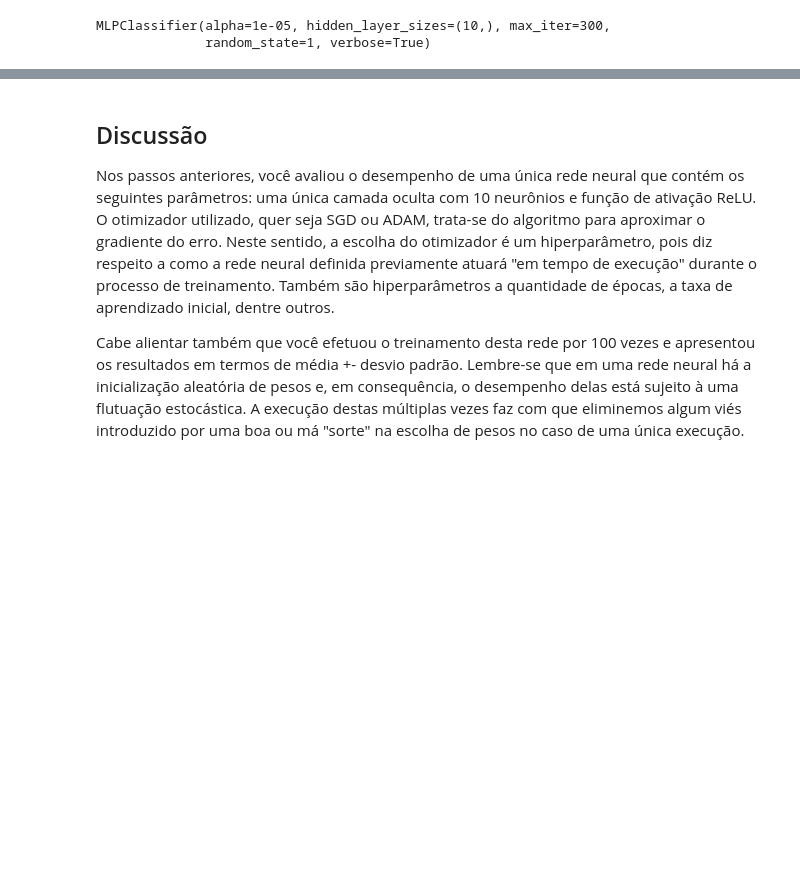
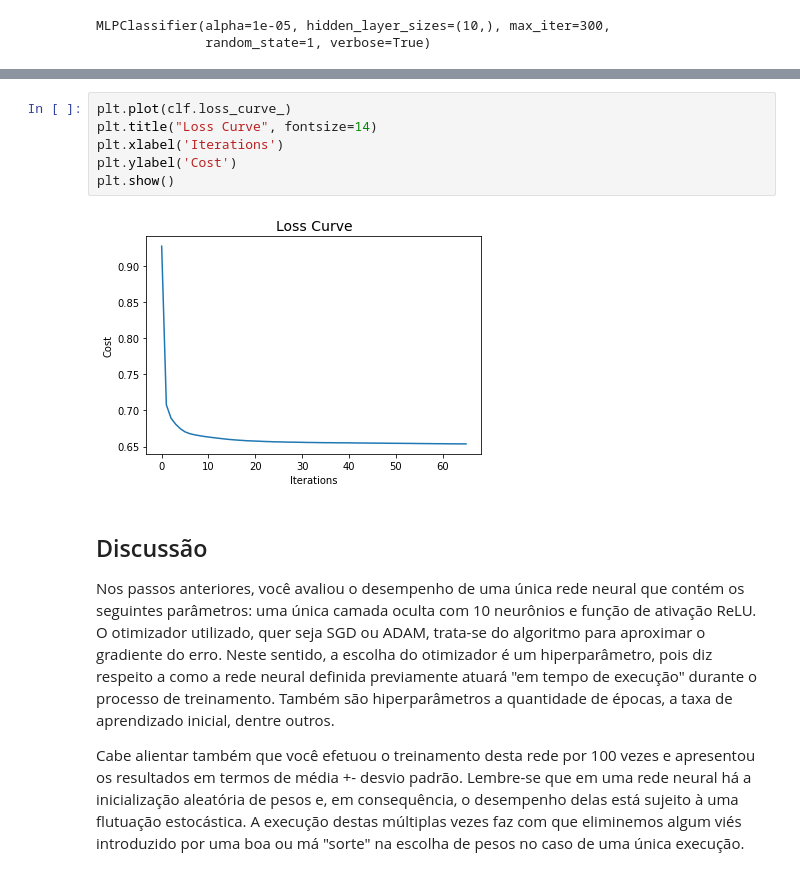
Before and after one commit to willianszwy/PP2.2.2-Proposicao-e-Avaliacao-de-RNAs, a Jupyter notebook: PP2_2_2_Proposição_e_Avaliação_de_RNAs.ipynb, the cells around one changed output, grey strips where cells are left out. Saved outputs shown, nothing was run; the diff lists cells and outputs as text; blank space fills up the shorter version.

```diff
--- a/PP2_2_2_Proposição_e_Avaliação_de_RNAs.ipynb
+++ b/PP2_2_2_Proposição_e_Avaliação_de_RNAs.ipynb
@@ -168,3 +196,11 @@ MLPClassifier(alpha=1e-05, hidden_layer_sizes=(10,), max_iter=300,
+# %%
+plt.plot(clf.loss_curve_)
+plt.title("Loss Curve", fontsize=14)
+plt.xlabel('Iterations')
+plt.ylabel('Cost')
+plt.show()
+# %% [output]
+[figure, added]
 # %% [markdown]
 ## Discussão
 
```
Also changed, not shown: parts of 7 cells of this notebook.
